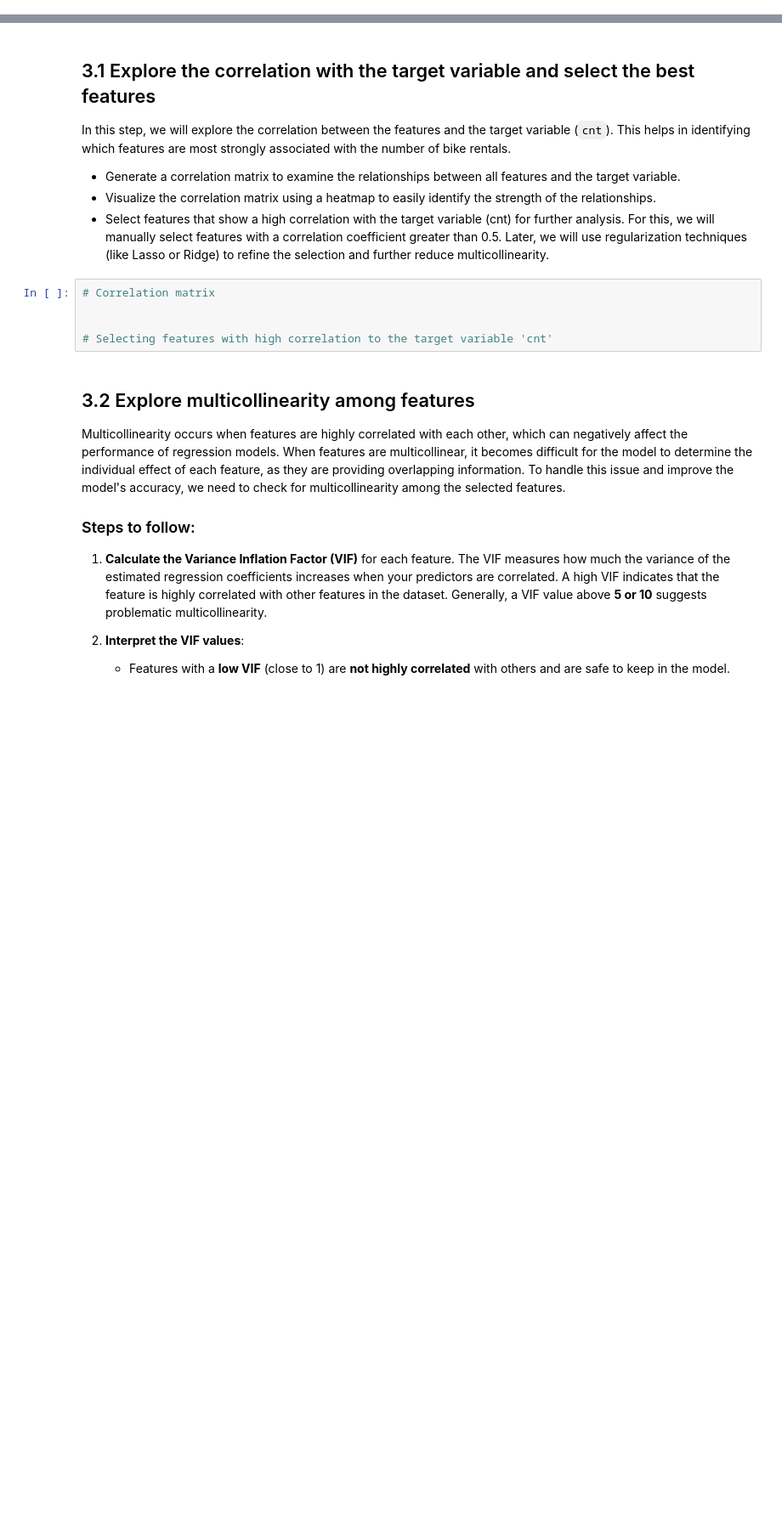
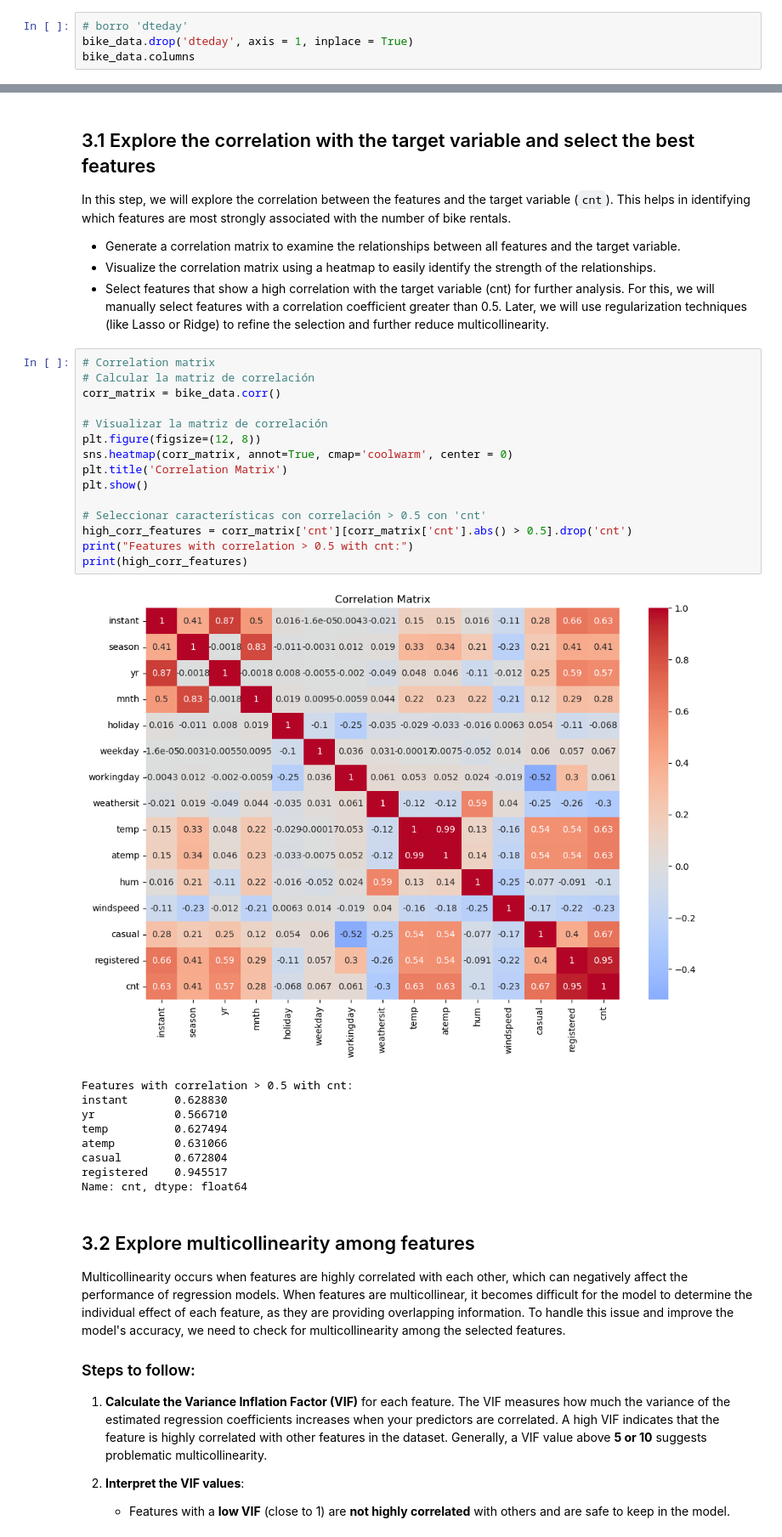
Before and after one commit to GuaSiMoTO/LAB-Machine-Learning-Supervised-Learning-Regression-Models-public, a Jupyter notebook: bike.ipynb, the cells around one changed output, grey strips where cells are left out. Shown at 85% size. Saved outputs shown, nothing was run; the diff lists cells and outputs as text; blank space fills up the shorter version.

```diff
--- a/bike.ipynb
+++ b/bike.ipynb
@@ -49,0 +68,4 @@ Before proceeding with feature selection, we will remove the `dteday` column fro
+# %%
+# borro 'dteday'
+bike_data.drop('dteday', axis = 1, inplace = True)
+bike_data.columns
@@ -55,11 +82,31 @@ In this step, we will explore the correlation between the features and the targe
 - Generate a correlation matrix to examine the relationships between all features and the target variable.
 - Visualize the correlation matrix using a heatmap to easily identify the strength of the relationships.
 - Select features that show a high correlation with the target variable (cnt) for further analysis. For this, we will manually select features with a correlation coefficient greater than 0.5. Later, we will use regularization techniques (like Lasso or Ridge) to refine the selection and further reduce multicollinearity.
-# %%
-# Correlation matrix
-
-
-# Selecting features with high correlation to the target variable 'cnt'
+# %%
+# Correlation matrix
+# Calcular la matriz de correlación
+corr_matrix = bike_data.corr()
+
+# Visualizar la matriz de correlación
+plt.figure(figsize=(12, 8))
+sns.heatmap(corr_matrix, annot=True, cmap='coolwarm', center = 0)
+plt.title('Correlation Matrix')
+plt.show()
+
+# Seleccionar características con correlación > 0.5 con 'cnt'
+high_corr_features = corr_matrix['cnt'][corr_matrix['cnt'].abs() > 0.5].drop('cnt')
+print("Features with correlation > 0.5 with cnt:")
+print(high_corr_features)
+# %% [output]
+[figure, added]
+Features with correlation > 0.5 with cnt:
+instant       0.628830
+yr            0.566710
+temp          0.627494
+atemp         0.631066
+casual        0.672804
+registered    0.945517
+Name: cnt, dtype: float64
 # %% [markdown]
 ## 3.2 Explore multicollinearity among features
 
```
Also changed, not shown: parts of 9 cells of this notebook, 3 other files.
